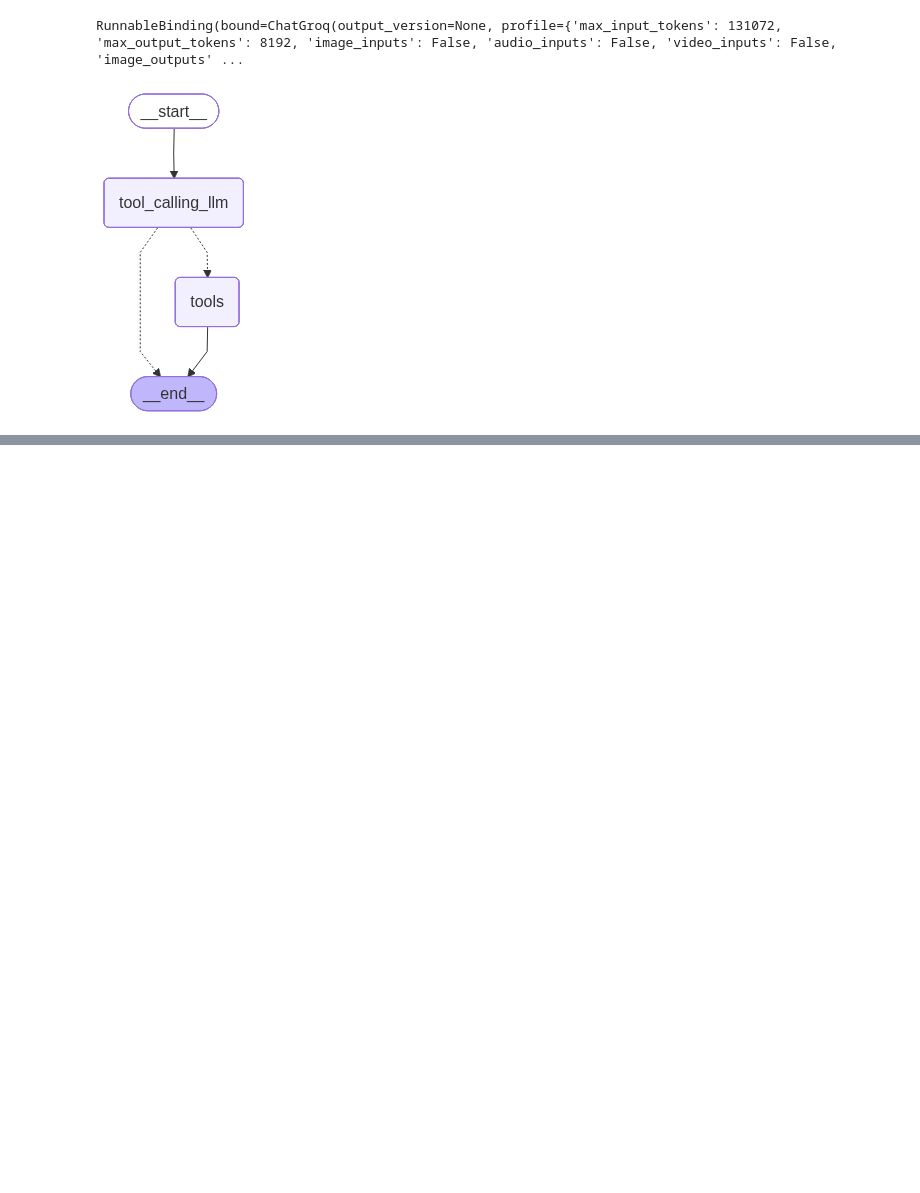
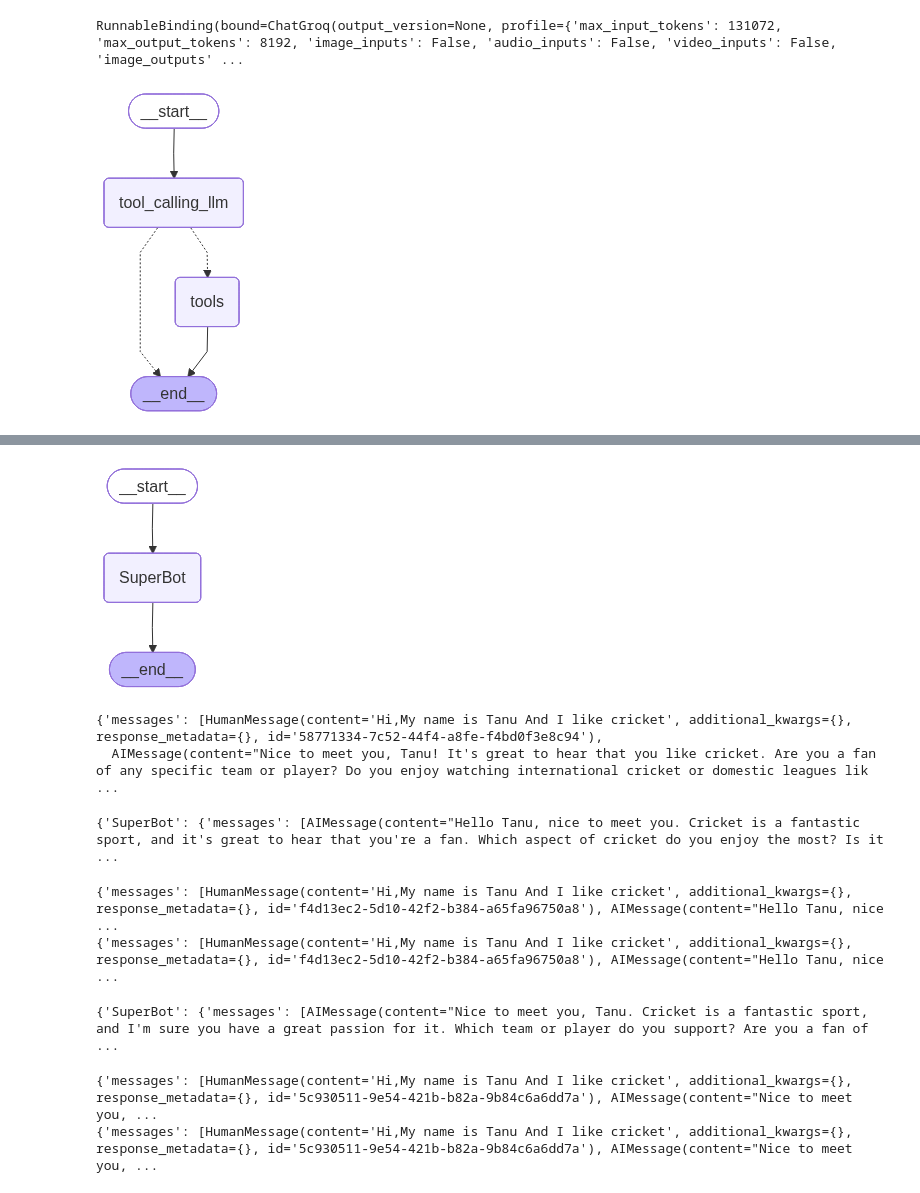
Before and after one commit to tanutiwarii/Agentic-LangGraph, a Jupyter notebook: BasicChatbot/BasicChatbot.ipynb, the cells around one changed output, grey strips where cells are left out. Cells and saved outputs as stored; diff of their text form; code cells hidden in the pictures; blank space fills up the shorter version.

```diff
--- a/BasicChatbot/BasicChatbot.ipynb
+++ b/BasicChatbot/BasicChatbot.ipynb
@@ -208,0 +322,62 @@ Name: tavily_search
+# %%
+from langgraph.checkpoint.memory import MemorySaver
+memory=MemorySaver()
+# %%
+def superbot(state:State):
+    return {"messages":[llm.invoke(state['messages'])]}
+# %%
+graph=StateGraph(State)
+
+## node
+graph.add_node("SuperBot",superbot)
+## Edges
+
+graph.add_edge(START,"SuperBot")
+graph.add_edge("SuperBot",END)
+
+
+graph_builder=graph.compile(checkpointer=memory)
+
+
+## Display
+from IPython.display import Image, display
+display(Image(graph_builder.get_graph().draw_mermaid_png()))
+# %% [output]
+[figure, added]
+# %%
+## Invocation
+
+config = {"configurable": {"thread_id": "1"}}
+
+graph_builder.invoke({'messages':"Hi,My name is Tanu And I like cricket"},config)
+# %% [output]
+{'messages': [HumanMessage(content='Hi,My name is Tanu And I like cricket', additional_kwargs={}, response_metadata={}, id='58771334-7c52-44f4-a8fe-f4bd0f3e8c94'),
+  AIMessage(content="Nice to meet you, Tanu! It's great to hear that you like cricket. Are you a fan of any specific team or player? Do you enjoy watching international cricket or domestic leagues lik ...
+# %%
+# Create a thread
+config = {"configurable": {"thread_id": "3"}}
+
+for chunk in graph_builder.stream({'messages':"Hi,My name is Tanu And I like cricket"},config,stream_mode="updates"):
+    print(chunk)
+# %% [output]
+{'SuperBot': {'messages': [AIMessage(content="Hello Tanu, nice to meet you. Cricket is a fantastic sport, and it's great to hear that you're a fan. Which aspect of cricket do you enjoy the most? Is it ...
+# %%
+for chunk in graph_builder.stream({'messages':"Hi,My name is Tanu And I like cricket"},config,stream_mode="values"):
+    print(chunk)
+# %% [output]
+{'messages': [HumanMessage(content='Hi,My name is Tanu And I like cricket', additional_kwargs={}, response_metadata={}, id='f4d13ec2-5d10-42f2-b384-a65fa96750a8'), AIMessage(content="Hello Tanu, nice  ...
+{'messages': [HumanMessage(content='Hi,My name is Tanu And I like cricket', additional_kwargs={}, response_metadata={}, id='f4d13ec2-5d10-42f2-b384-a65fa96750a8'), AIMessage(content="Hello Tanu, nice  ...
+# %%
+# Create a thread
+config = {"configurable": {"thread_id": "4"}}
+
+for chunk in graph_builder.stream({'messages':"Hi,My name is Tanu And I like cricket"},config,stream_mode="updates"):
+    print(chunk)
+# %% [output]
+{'SuperBot': {'messages': [AIMessage(content="Nice to meet you, Tanu. Cricket is a fantastic sport, and I'm sure you have a great passion for it. Which team or player do you support? Are you a fan of  ...
+# %%
+for chunk in graph_builder.stream({'messages':"I also like football"},config,stream_mode="values"):
+    print(chunk)
+# %% [output]
+{'messages': [HumanMessage(content='Hi,My name is Tanu And I like cricket', additional_kwargs={}, response_metadata={}, id='5c930511-9e54-421b-b82a-9b84c6a6dd7a'), AIMessage(content="Nice to meet you, ...
+{'messages': [HumanMessage(content='Hi,My name is Tanu And I like cricket', additional_kwargs={}, response_metadata={}, id='5c930511-9e54-421b-b82a-9b84c6a6dd7a'), AIMessage(content="Nice to meet you, ...
```
Also changed, not shown: parts of 15 cells of this notebook.
